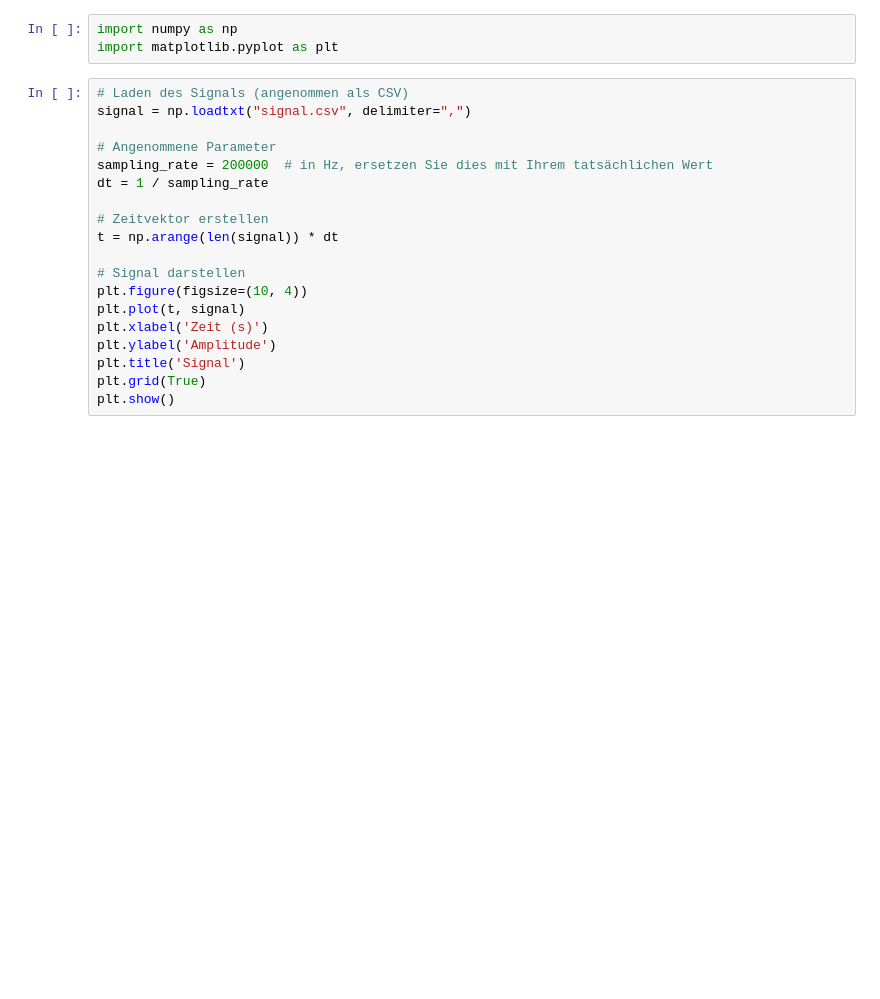
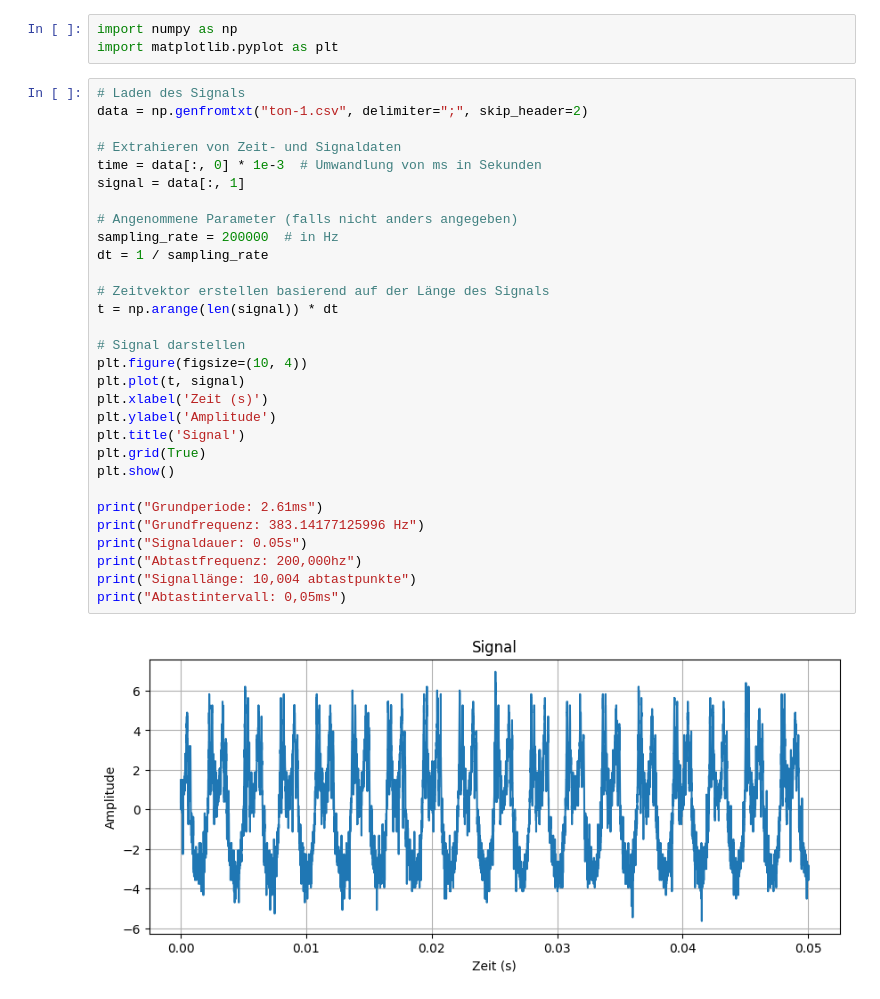
Before and after one commit to Florian11111/SSS, a Jupyter notebook: versuch 3/auswertung.ipynb, the cells around one changed output. Saved outputs shown, nothing was run; the diff lists cells and outputs as text; blank space fills up the shorter version.

```diff
--- a/versuch 3/auswertung.ipynb
+++ b/versuch 3/auswertung.ipynb
@@ -2,23 +2,36 @@
 import numpy as np
 import matplotlib.pyplot as plt
 # %%
-# Laden des Signals (angenommen als CSV)
-signal = np.loadtxt("signal.csv", delimiter=",")
+# Laden des Signals
+data = np.genfromtxt("ton-1.csv", delimiter=";", skip_header=2)
 
-# Angenommene Parameter
-sampling_rate = 200000  # in Hz, ersetzen Sie dies mit Ihrem tatsächlichen Wert
+# Extrahieren von Zeit- und Signaldaten
+time = data[:, 0] * 1e-3  # Umwandlung von ms in Sekunden
+signal = data[:, 1]
+
+# Angenommene Parameter (falls nicht anders angegeben)
+sampling_rate = 200000  # in Hz
 dt = 1 / sampling_rate
 
-# Zeitvektor erstellen
+# Zeitvektor erstellen basierend auf der Länge des Signals
 t = np.arange(len(signal)) * dt
 
 # Signal darstellen
 plt.figure(figsize=(10, 4))
 plt.plot(t, signal)
 plt.xlabel('Zeit (s)')
 plt.ylabel('Amplitude')
 plt.title('Signal')
 plt.grid(True)
 plt.show()
+
+print("Grundperiode: 2.61ms")
+print("Grundfrequenz: 383.14177125996 Hz")
+print("Signaldauer: 0.05s")
+print("Abtastfrequenz: 200,000hz")
+print("Signallänge: 10,004 abtastpunkte")
+print("Abtastintervall: 0,05ms")
+# %% [output]
+[figure, added]
 # %%
 # Fouriertransformation
```
Also changed, not shown: parts of 1 cell of this notebook, 1 other file.
